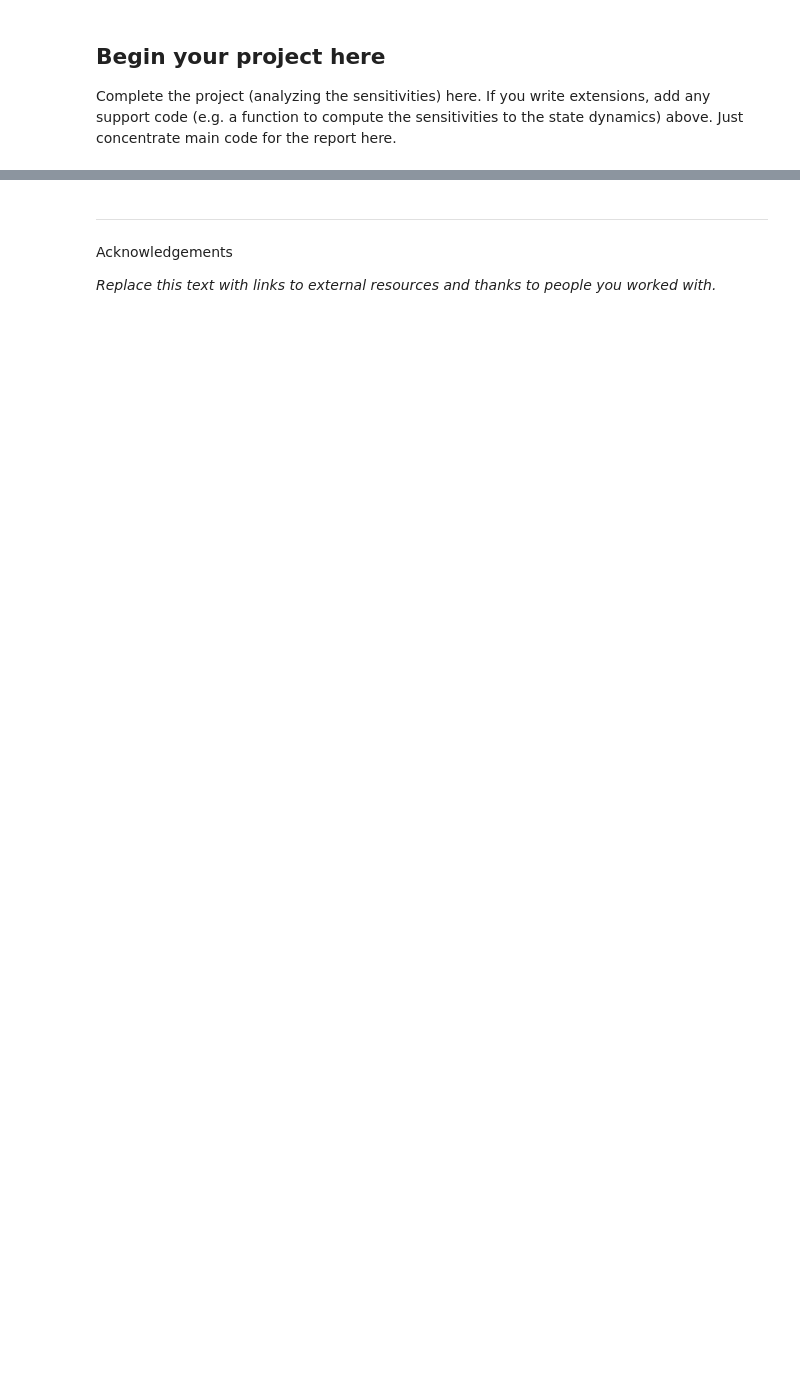
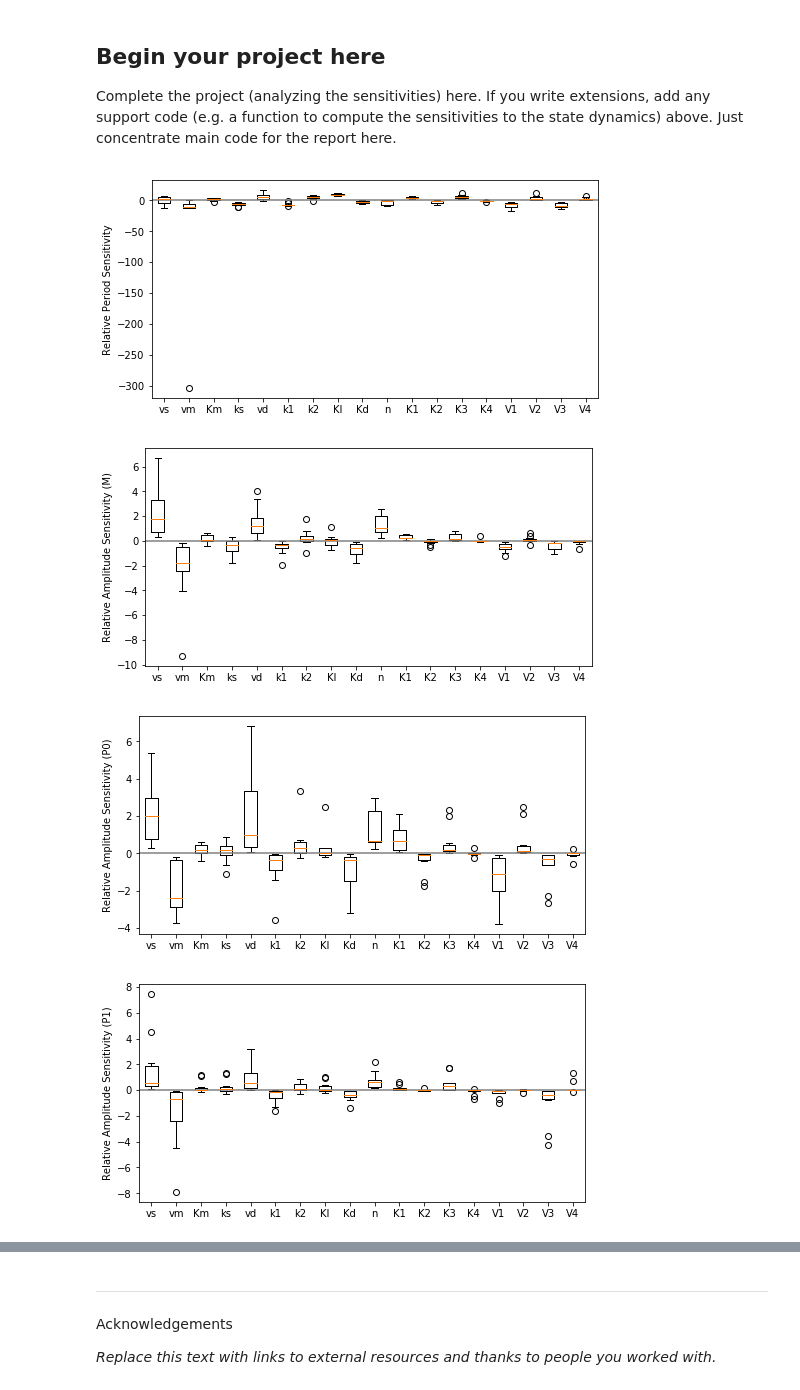
Before and after one commit to hmhwan21/cs341projects, a Jupyter notebook: proj5/Project5.ipynb, the cells around one changed output, grey strips where cells are left out. Drawn from its saved outputs; the diff is of its cells as text; code cells hidden in the pictures; blank space fills up the shorter version.

Commit message:
fly clock sensitivity before analysis

```diff
--- a/proj5/Project5.ipynb
+++ b/proj5/Project5.ipynb
@@ -403,6 +403,7 @@ V2 = 1.58
 V3 = 5
 V4 = 2.5
 params = (vs, vm, Km, ks, vd, k1, k2, KI, Kd, n, K1, K2, K3, K4, V1, V2, V3, V4)
+param_names = ("vs", "vm", "Km", "ks", "vd", "k1", "k2", "KI", "Kd", "n", "K1", "K2", "K3", "K4", "V1", "V2", "V3", "V4")
 print(get_fly_period(params))
 print(get_amplitude(params,0))#M
 print(get_amplitude(params,1))#P0
@@ -493,0 +463,77 @@ KeyboardInterrupt:
+# %%
+# Start code and write-up here
+num_params = good_params.shape[1]
+num_runs = good_params.shape[0]
+
+fn = 'fly_clock_sensitivity.npz'
+
+if not os.path.isfile( fn ):
+    pRel = np.zeros((num_runs,num_params))
+    mRel = np.zeros((num_runs,num_params))
+    p0Rel = np.zeros((num_runs,num_params))
+    p1Rel = np.zeros((num_runs,num_params))
+    p2Rel = np.zeros((num_runs,num_params))
+    pnRel = np.zeros((num_runs,num_params))
+    aTRel = np.zeros((num_runs,num_params))
+
+    for run_num in range(num_runs):
+        pRel[run_num,:] = sensitivity( get_fly_period, np.array(good_params[run_num,:]), 0.05 )
+        mRel[run_num,:] = sensitivity( lambda p: get_amplitude( p, which_state = 0), good_params[run_num,:], 0.05 )
+        p0Rel[run_num,:] = sensitivity( lambda p: get_amplitude( p, which_state = 1), good_params[run_num,:], 0.05 )
+        p1Rel[run_num,:] = sensitivity( lambda p: get_amplitude( p, which_state = 2), good_params[run_num,:], 0.05 )
+        p2Rel[run_num,:] = sensitivity( lambda p: get_amplitude( p, which_state = 3), good_params[run_num,:], 0.05 )
+        pnRel[run_num,:] = sensitivity( lambda p: get_amplitude( p, which_state = 4), good_params[run_num,:], 0.05 )
+        aTRel[run_num,:] = sensitivity( lambda p: get_amplitude( p, which_state = -1), good_params[run_num,:], 0.05 )
+    np.savez( fn, pRel=pRel, mRel = mRel, p0Rel=p0Rel, p1Rel=p1Rel, p2Rel=p2Rel, pnRel= pnRel, aTRel=aTRel )
+
+
+else:
+    f = np.load( fn )
+    pRel = f['pRel']
+    mRel = f['mRel']
+    p0Rel = f['p0Rel']
+    p1Rel = f['p1Rel']
+    p2Rel = f['p2Rel']
+    pnRel = f['pnRel']
+    aTRel = f['aTRel']
+
+plt.figure( figsize=(8,4) )
+plt.boxplot( pRel );
+plt.axhline(color='gray')
+plt.xticks( ticks=np.arange(1,len(param_names)+1), labels=param_names);
+plt.ylabel( 'Relative Period Sensitivity')
+plt.figure( figsize=(8,4) )
+plt.boxplot( mRel );
+plt.axhline(color='gray')
+plt.xticks( ticks=np.arange(1,len(param_names)+1), labels=param_names);
+plt.ylabel( 'Relative Amplitude Sensitivity (M)')
+plt.figure( figsize=(8,4) )
+plt.boxplot( p0Rel );
+plt.axhline(color='gray')
+plt.xticks( ticks=np.arange(1,len(param_names)+1), labels=param_names);
+plt.ylabel( 'Relative Amplitude Sensitivity (P0)')
+plt.figure( figsize=(8,4) )
+plt.boxplot( p1Rel );
+plt.axhline(color='gray')
+plt.xticks( ticks=np.arange(1,len(param_names)+1), labels=param_names);
+plt.ylabel( 'Relative Amplitude Sensitivity (P1)');
+plt.figure( figsize=(8,4) )
+plt.boxplot( p2Rel );
+plt.axhline(color='gray')
+plt.xticks( ticks=np.arange(1,len(param_names)+1), labels=param_names);
+plt.ylabel( 'Relative Amplitude Sensitivity (P2)');
+plt.figure( figsize=(8,4) )
+plt.boxplot( pnRel );
+plt.axhline(color='gray')
+plt.xticks( ticks=np.arange(1,len(param_names)+1), labels=param_names);
+plt.ylabel( 'Relative Amplitude Sensitivity (Pn)');
+plt.figure( figsize=(8,4) )
+plt.boxplot( aTRel );
+plt.axhline(color='gray')
+plt.xticks( ticks=np.arange(1,len(param_names)+1), labels=param_names);
+plt.ylabel( 'Relative Amplitude Sensitivity (Total)');
+# %% [output]
+[figure, added]
+[figure, added]
+[figure, added]
+[figure, added]
```
Also changed, not shown: parts of 6 cells of this notebook, 1 other file.
